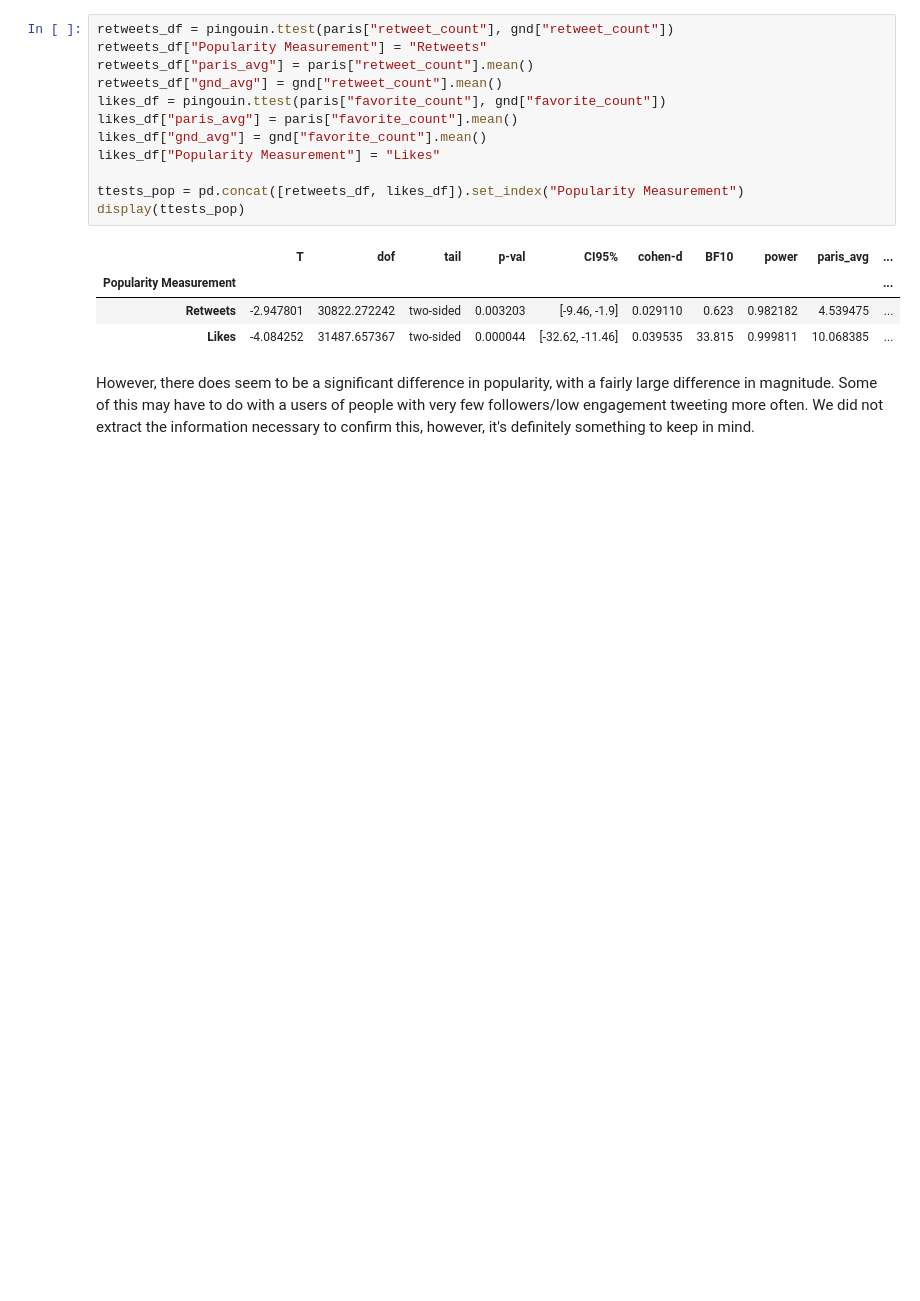
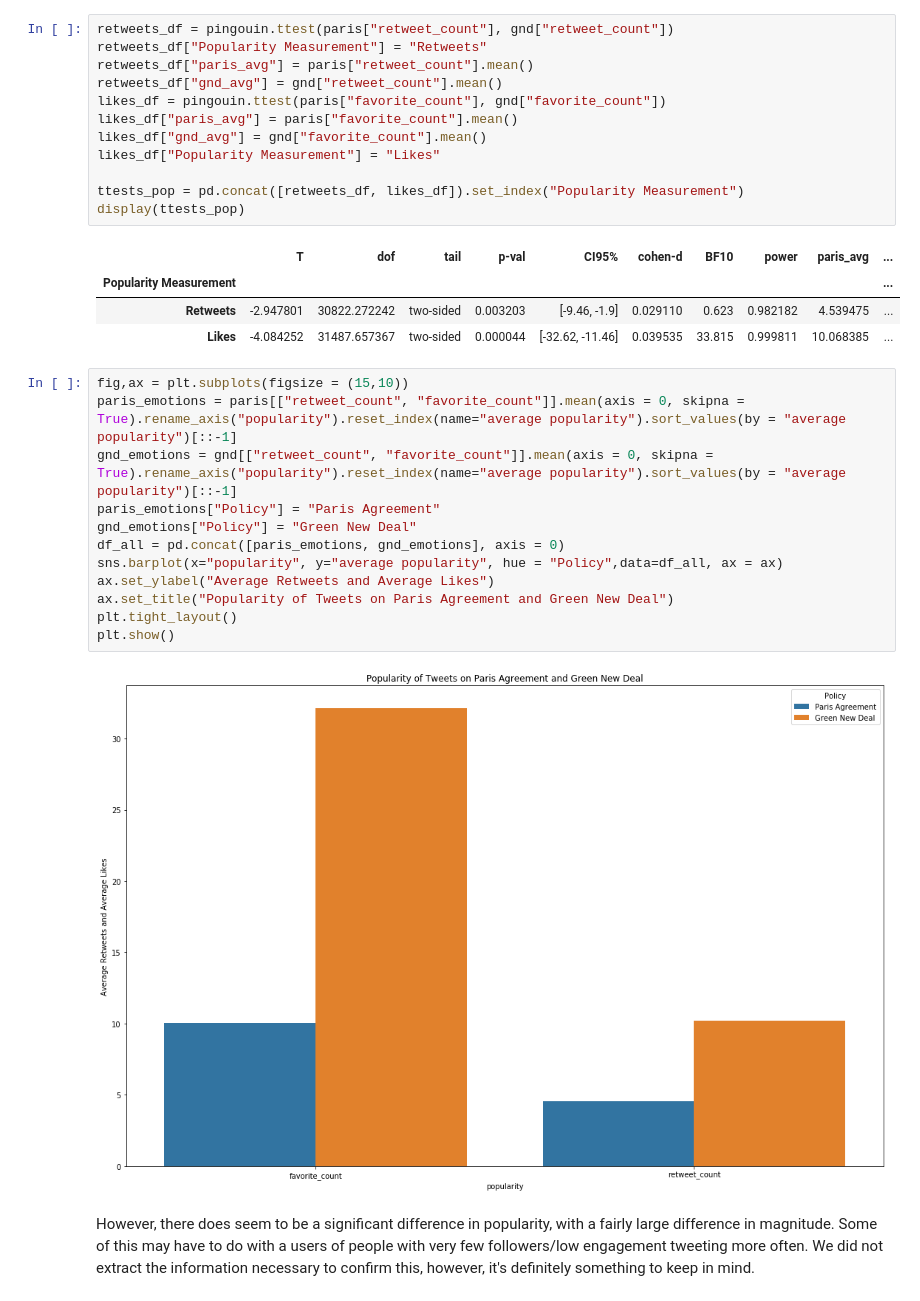
Before and after one commit to tabithaks/Public-Opinion-on-Climate-Change-Initiatives, a Jupyter notebook: Sentiment Analysis/Paris_v_GND.ipynb, the cells around one changed output. Saved outputs shown, nothing was run; the diff lists cells and outputs as text; blank space fills up the shorter version.

```diff
--- a/Sentiment Analysis/Paris_v_GND.ipynb
+++ b/Sentiment Analysis/Paris_v_GND.ipynb
@@ -100,6 +101,20 @@ display(ttests_pop)
 | Popularity Measurement |  |  |  |  |  |  |  |  |  | ... |
 | Retweets | -2.947801 | 30822.272242 | two-sided | 0.003203 | [-9.46, -1.9] | 0.029110 | 0.623 | 0.982182 | 4.539475 | ... |
 | Likes | -4.084252 | 31487.657367 | two-sided | 0.000044 | [-32.62, -11.46] | 0.039535 | 33.815 | 0.999811 | 10.068385 | ... |
+# %%
+fig,ax = plt.subplots(figsize = (15,10))
+paris_emotions = paris[["retweet_count", "favorite_count"]].mean(axis = 0, skipna = True).rename_axis("popularity").reset_index(name="average popularity").sort_values(by = "average popularity")[::-1]
+gnd_emotions = gnd[["retweet_count", "favorite_count"]].mean(axis = 0, skipna = True).rename_axis("popularity").reset_index(name="average popularity").sort_values(by = "average popularity")[::-1]
+paris_emotions["Policy"] = "Paris Agreement"
+gnd_emotions["Policy"] = "Green New Deal"
+df_all = pd.concat([paris_emotions, gnd_emotions], axis = 0)
+sns.barplot(x="popularity", y="average popularity", hue = "Policy",data=df_all, ax = ax)
+ax.set_ylabel("Average Retweets and Average Likes")
+ax.set_title("Popularity of Tweets on Paris Agreement and Green New Deal")
+plt.tight_layout()
+plt.show()
+# %% [output]
+[figure, added]
 # %% [markdown]
 However, there does seem to be a significant difference in popularity, with a fairly large difference in magnitude. Some of this may have to do with a users of people with very few followers/low engagement tweeting more often. We did not extract the information necessary to confirm this, however, it's definitely something to keep in mind.
 # %% [markdown]
```
Also changed, not shown: parts of 14 cells of this notebook.
